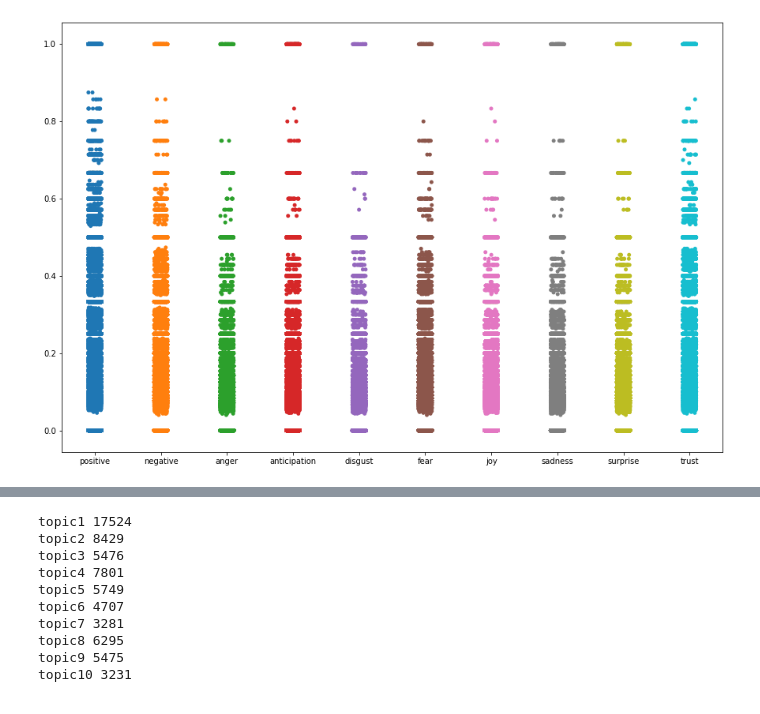
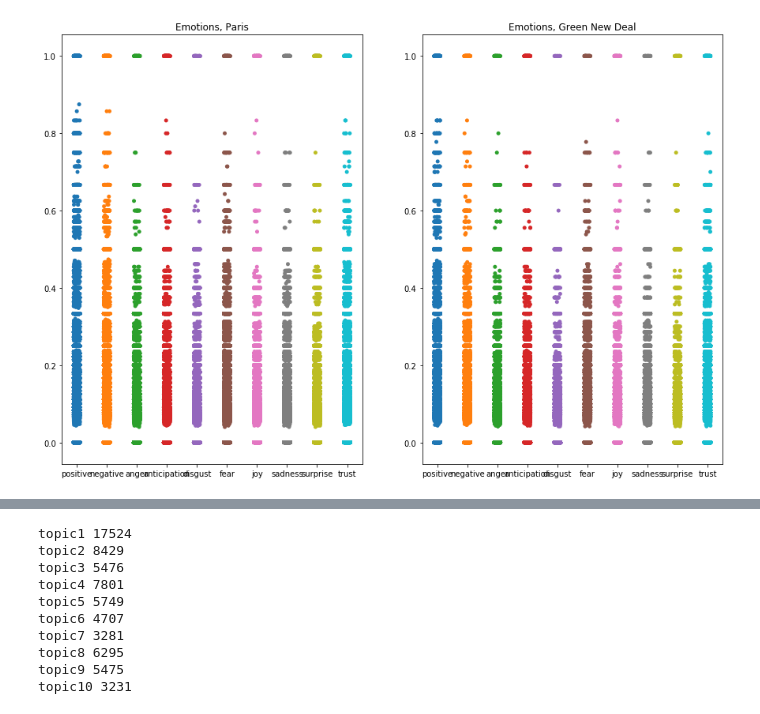
Before and after one commit to tabithaks/Public-Opinion-on-Climate-Change-Initiatives, a Jupyter notebook: Sentiment Analysis/Topic Sentiment Analysis, Paris.ipynb, the cells around one changed output, grey strips where cells are left out. Saved outputs shown, nothing was run; the diff lists cells and outputs as text; code cells hidden in the pictures.

```diff
--- a/Sentiment Analysis/Topic Sentiment Analysis, Paris.ipynb
+++ b/Sentiment Analysis/Topic Sentiment Analysis, Paris.ipynb
@@ -6,12 +6,7 @@ import seaborn as sns
 import matplotlib.pyplot as plt
 import statsmodels.api as sm
 # %%
-paris_data = pd.read_csv("Data/full_paris_emolex.csv")
+paris_data = pd.read_csv("../Data/full_paris_emolex.csv")
+gnd_data =  pd.read_csv("../Data/full_gnd_emolex.csv")
 # %%
 emotions = ["positive", "negative", "anger", "anticipation", "disgust", "fear", "joy", "sadness", "surprise", "trust"]
-# %%
-plt.figure(figsize=(15,10))
-sns.stripplot(data = paris_data[emotions])
-plt.show()
-# %% [output]
-[figure, removed]
@@ -19,0 +13,9 @@ plt.show()
+# %%
+fig,ax = plt.subplots(1,2, figsize = (15,10))
+sns.stripplot(data = paris_data[emotions], ax = ax[0])
+ax[0].set_title("Emotions, Paris")
+sns.stripplot(data = gnd_data[emotions], ax = ax[1])
+ax[1].set_title("Emotions, Green New Deal")
+plt.show()
+# %% [output]
+[figure, added]
```
Also changed, not shown: parts of 14 cells of this notebook.
